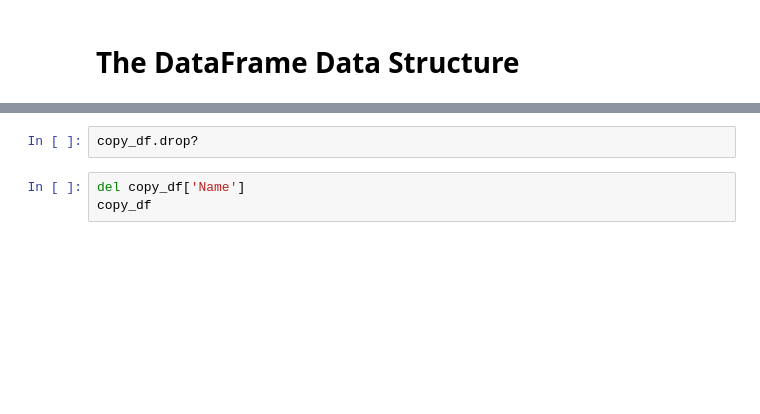
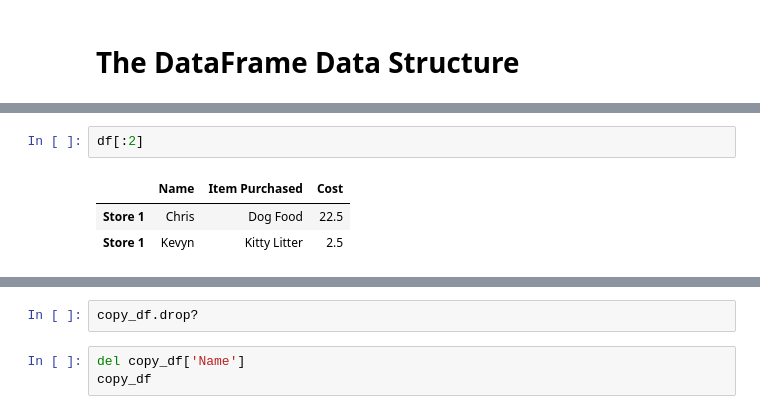
Before and after one commit to jonr10/basics_week1, a Jupyter notebook: Week 2.ipynb, the cells around one changed output, grey strips where cells are left out. Drawn from its saved outputs; the diff is of its cells as text; blank space fills up the shorter version.

```diff
--- a/Week 2.ipynb
+++ b/Week 2.ipynb
@@ -309,0 +343,6 @@ df.loc['Store 1', 'Cost']
+# %%
+df[:2]
+# %% [output]
+|  | Name | Item Purchased | Cost |
+| Store 1 | Chris | Dog Food | 22.5 |
+| Store 1 | Kevyn | Kitty Litter | 2.5 |
```
Also changed, not shown: parts of 23 cells of this notebook.
